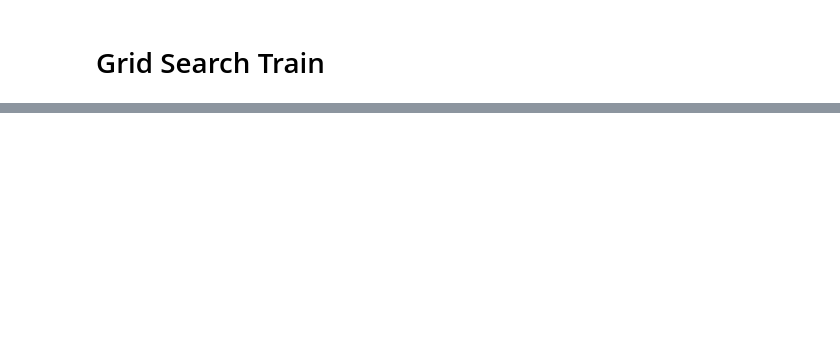
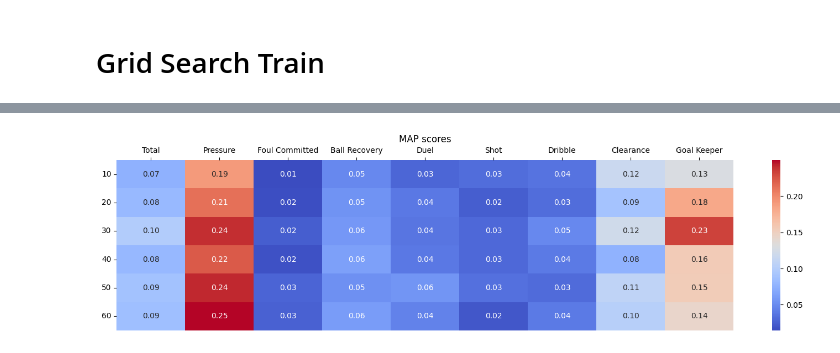
Before and after one commit to Ziolo1999/GNNsFootballEventSpotting, a Jupyter notebook: Code2/GridSearch.ipynb, the cells around one changed output, grey strips where cells are left out. Cells and saved outputs as stored; diff of their text form; code cells hidden in the pictures; blank space fills up the shorter version.

```diff
--- a/Code2/GridSearch.ipynb
+++ b/Code2/GridSearch.ipynb
@@ -115,0 +288,16 @@ for i, chunk_size in enumerate(np.arange(10,60,10)):
+# %%
+cols = ["Total"] + list(event_enc.keys())
+rows = ["10", "20", "30", "40", "50", "60"]
+
+plt.figure(figsize=(18, 4))
+plt.title("MAP scores")
+ax = sns.heatmap(mAP_combined, annot=True, cmap="coolwarm", fmt=".2f", xticklabels=True, yticklabels=True)
+
+ax.set_xticklabels(cols, rotation=0)
+ax.xaxis.tick_top()
+
+ax.set_yticklabels(rows, rotation=0)
+
+plt.show()
+# %% [output]
+[figure, added]
```
Also changed, not shown: parts of 9 cells of this notebook, 17 other files.
